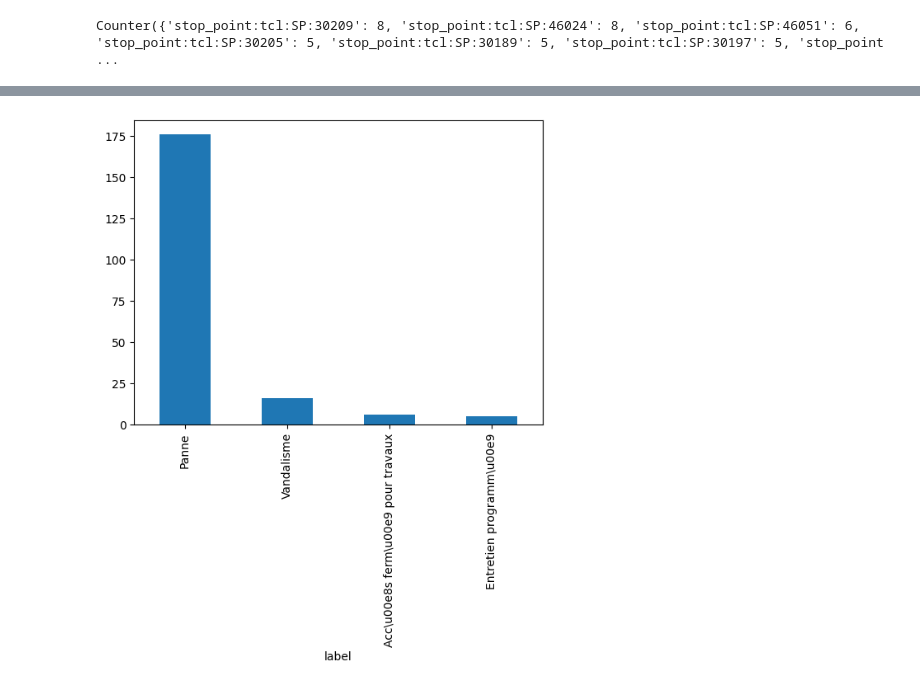
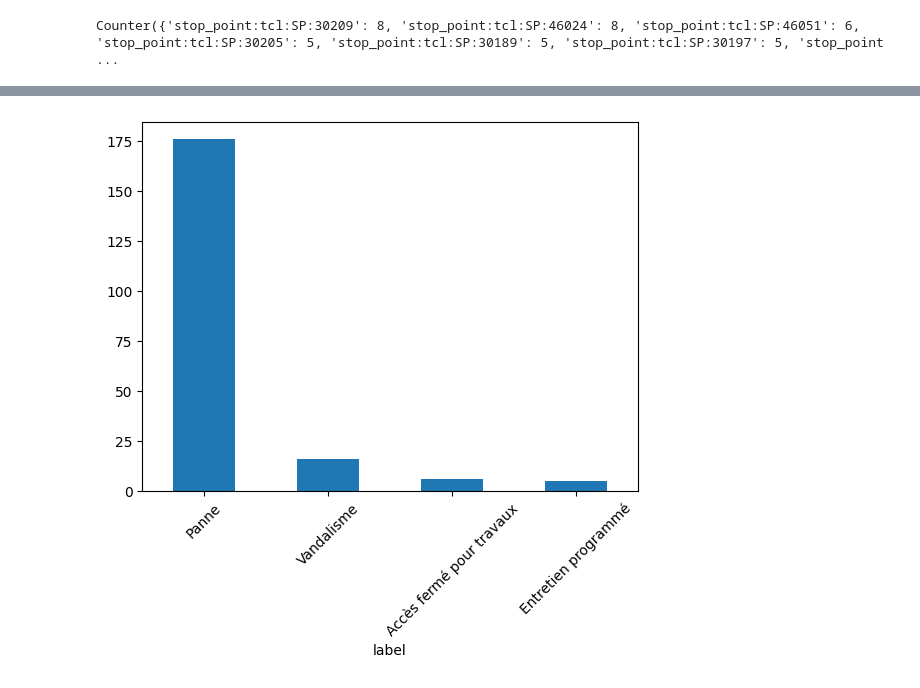
Before and after one commit to AldenCutler/LyonE24, a Jupyter notebook: stats-graphs/outages.ipynb, the cells around one changed output, grey strips where cells are left out. Cells and saved outputs as stored; diff of their text form; code cells hidden in the pictures.

Commit message:
rerun graphs

```diff
--- a/stats-graphs/outages.ipynb
+++ b/stats-graphs/outages.ipynb
@@ -225,0 +217,5 @@ plt.savefig('out/outages/heatmap_outages.png')
+# %%
+import json
+outages_df['outage_data'] = outages_df['outage_data'].apply(lambda x: json.loads(x))
+outages_df.head()
+# outages_df['label'] = outages_df['outage_data'].apply(lambda x: x.split('label')[1].split('"')[2])
@@ -225,0 +229,3 @@ plt.savefig('out/outages/heatmap_outages.png')
+# %%
+outages_df['label'] = outages_df['outage_data'].apply(lambda x: x['cause']['label'] if 'cause' in x else None)
+outages_df.head()
@@ -226,12 +239,10 @@ plt.savefig('out/outages/heatmap_outages.png')
 # %%
-outages_df['outage_data'][1]
-outages_df['label'] = outages_df['outage_data'].apply(lambda x: x.split('label')[1].split('"')[2])
-
 # barchart of most frequent labels
 outages_df.groupby('label').size().sort_values(ascending=False).plot(kind='bar')
+plt.xticks(rotation=45)
 plt.savefig('out/outages/most_frequent_labels.png')
 # %% [output]
-[figure, old version]
+[figure, new version]
 # %%
 cursor.execute('SELECT * FROM stops')
 stops = cursor.fetchall()
```
Also changed, not shown: parts of 12 cells of this notebook, 23 other files.
